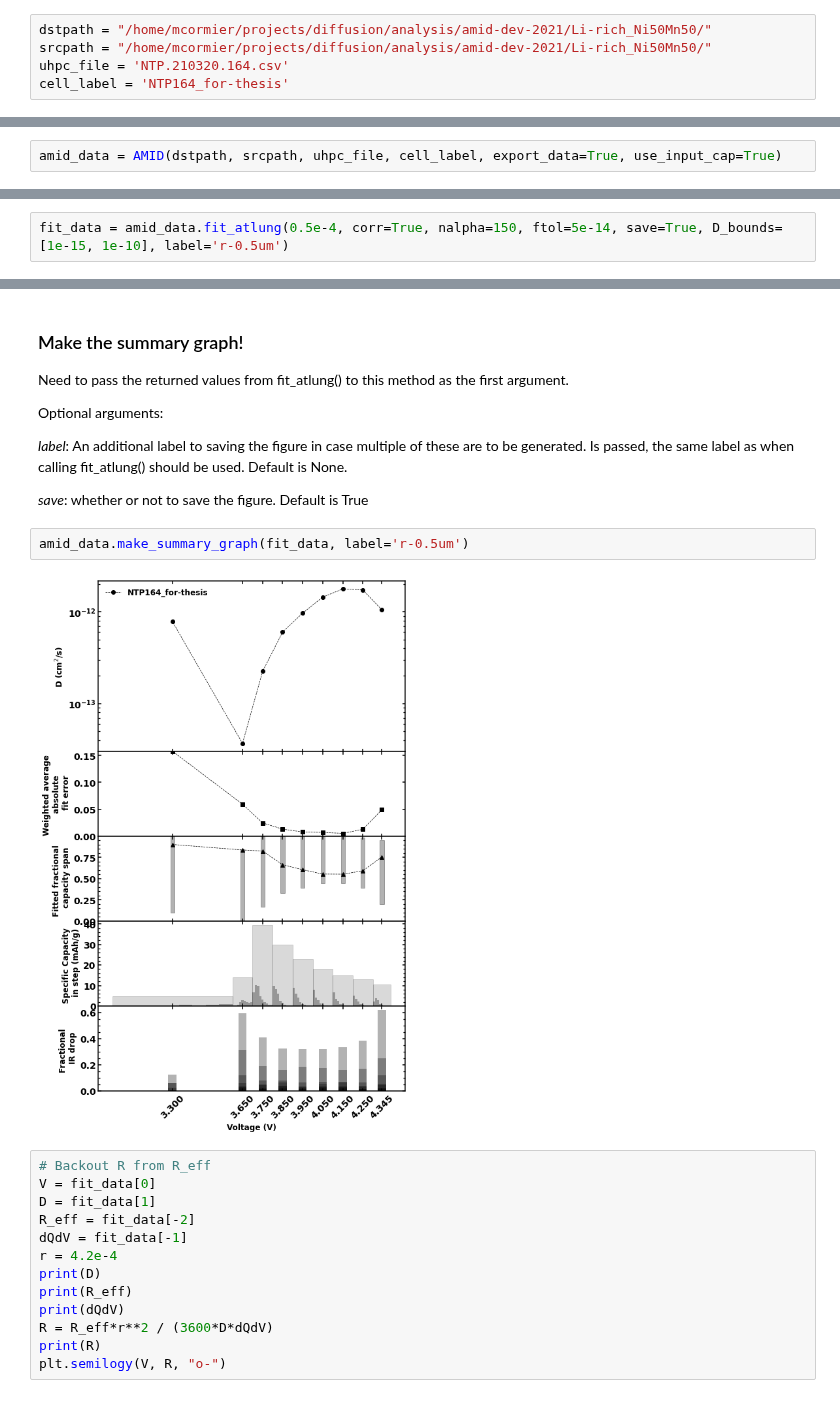
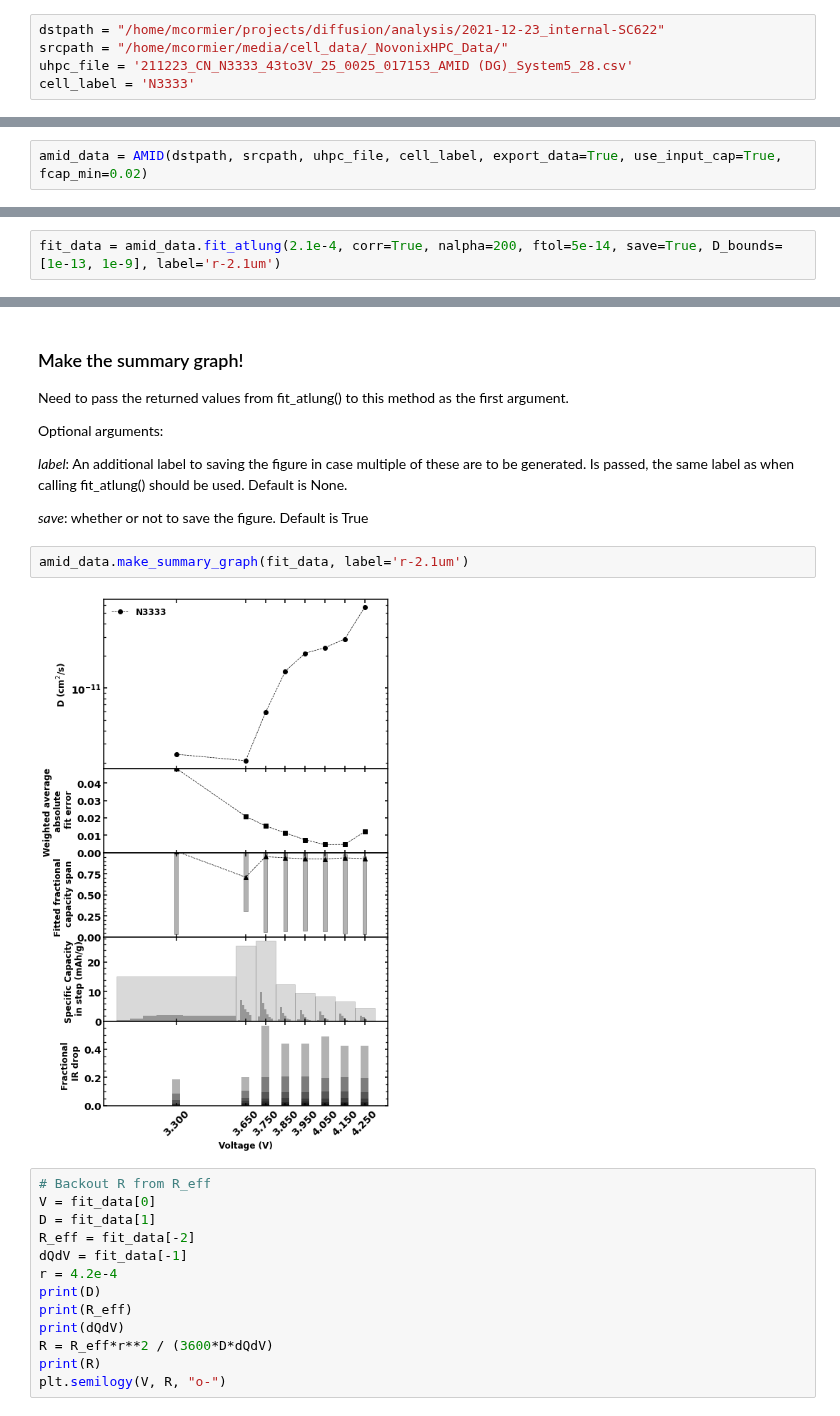
Before and after one commit to mmemcormier/amid, a Jupyter notebook: amid-dev-mc.ipynb, the cells around one changed output, grey strips where cells are left out. Drawn from its saved outputs; the diff is of its cells as text.

```diff
--- a/amid-dev-mc.ipynb
+++ b/amid-dev-mc.ipynb
@@ -22,14 +22,14 @@ warnings.filterwarnings(action='ignore')
 
 *cell_label*: an identifier for your analysis. If a directory \[dstpath\]\\\[cell_label\] does not exist, one is created. *cell_label* is also used when saving figures and in legends. This allows users to perform different analyses on the same AMID UHPC file without having to make new directories or copy the datafile anywhere. No matter which operating system (Win, Mac, Linux), use the "/" for separating directories - differences between operating systems are handled internally.
 # %%
-dstpath = "/home/mcormier/projects/diffusion/analysis/amid-dev-2021/Li-rich_Ni50Mn50/"
-srcpath = "/home/mcormier/projects/diffusion/analysis/amid-dev-2021/Li-rich_Ni50Mn50/"
-uhpc_file = 'NTP.210320.164.csv'
-cell_label = 'NTP164_for-thesis'
+dstpath = "/home/mcormier/projects/diffusion/analysis/2021-12-23_internal-SC622"
+srcpath = "/home/mcormier/media/cell_data/_NovonixHPC_Data/"
+uhpc_file = '211223_CN_N3333_43to3V_25_0025_017153_AMID (DG)_System5_28.csv'
+cell_label = 'N3333'
 # %% [markdown]
 ### The AMID object
 
 Instantiating the AMID object is easy! The resulting variable (in this case *amid_data*) contains parsed data from the AMID protocol. You should read the output to be sure it is giving the information you expect!
 # %%
-amid_data = AMID(dstpath, srcpath, uhpc_file, cell_label, export_data=True, use_input_cap=True)
+amid_data = AMID(dstpath, srcpath, uhpc_file, cell_label, export_data=True, use_input_cap=True, fcap_min=0.02)
 # %% [output]
@@ -89,5 +88,5 @@ Optional arguments:
 
 Returns: data needed to make summary graph.
 # %%
-fit_data = amid_data.fit_atlung(0.5e-4, corr=True, nalpha=150, ftol=5e-14, save=True, D_bounds=[1e-15, 1e-10], label='r-0.5um')
+fit_data = amid_data.fit_atlung(2.1e-4, corr=True, nalpha=200, ftol=5e-14, save=True, D_bounds=[1e-13, 1e-9], label='r-2.1um')
 # %% [output]
@@ -110,9 +115,9 @@ Optional arguments:
 
 *save*: whether or not to save the figure. Default is True
 # %%
-amid_data.make_summary_graph(fit_data, label='r-0.5um')
+amid_data.make_summary_graph(fit_data, label='r-2.1um')
 # %% [output]
-[figure, old version]
+[figure, new version]
 # %%
 # Backout R from R_eff
 V = fit_data[0]
```
Also changed, not shown: parts of 4 cells of this notebook, 1 other file.
